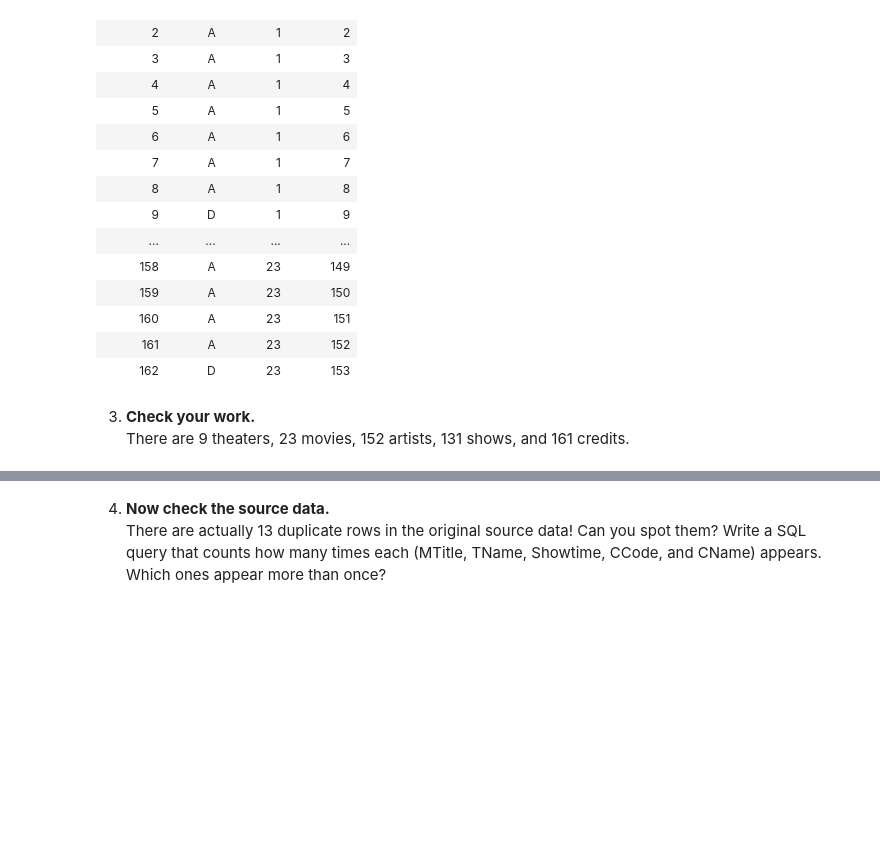
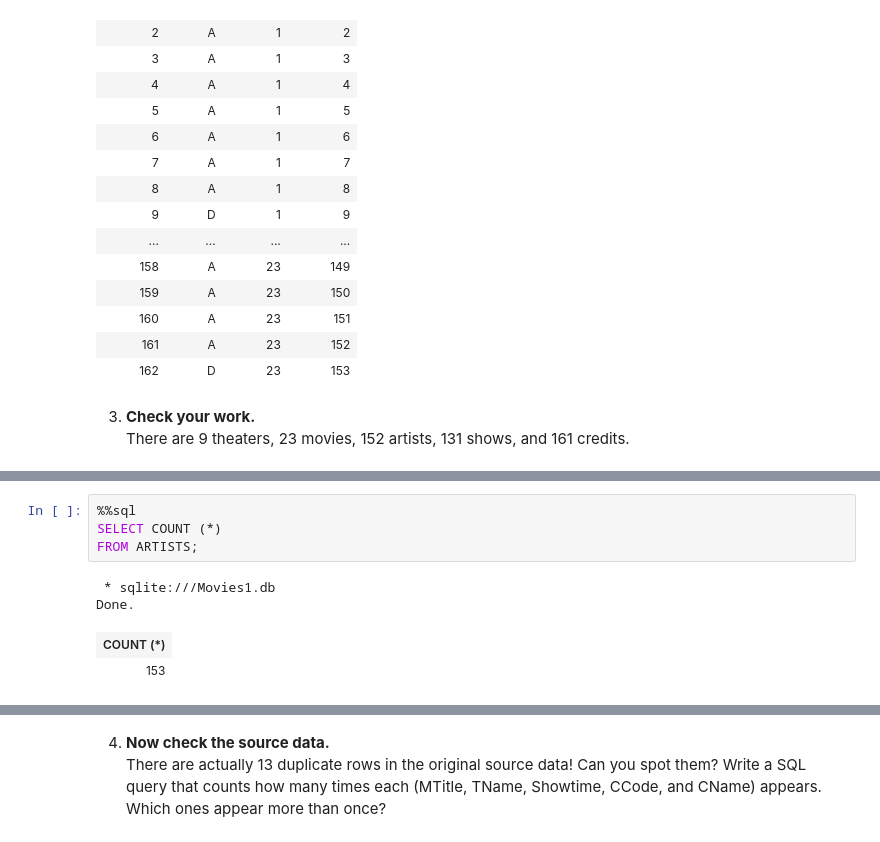
Before and after one commit to fairfield-ba510-spring2020/movies-tonight-bridgetweill, a Jupyter notebook: Part3.ipynb, the cells around one changed output, grey strips where cells are left out. Cells and saved outputs as stored; diff of their text form; blank space fills up the shorter version.

```diff
--- a/Part3.ipynb
+++ b/Part3.ipynb
@@ -108,0 +123,9 @@ There are 9 theaters, 23 movies, 152 artists, 131 shows, and 161 credits.
+# %%
+%%sql
+SELECT COUNT (*)
+FROM ARTISTS;
+# %% [output]
+ * sqlite:///Movies1.db
+Done.
+| COUNT (*) |
+| 153 |
```
Also changed, not shown: parts of 9 cells of this notebook, 2 other files.
